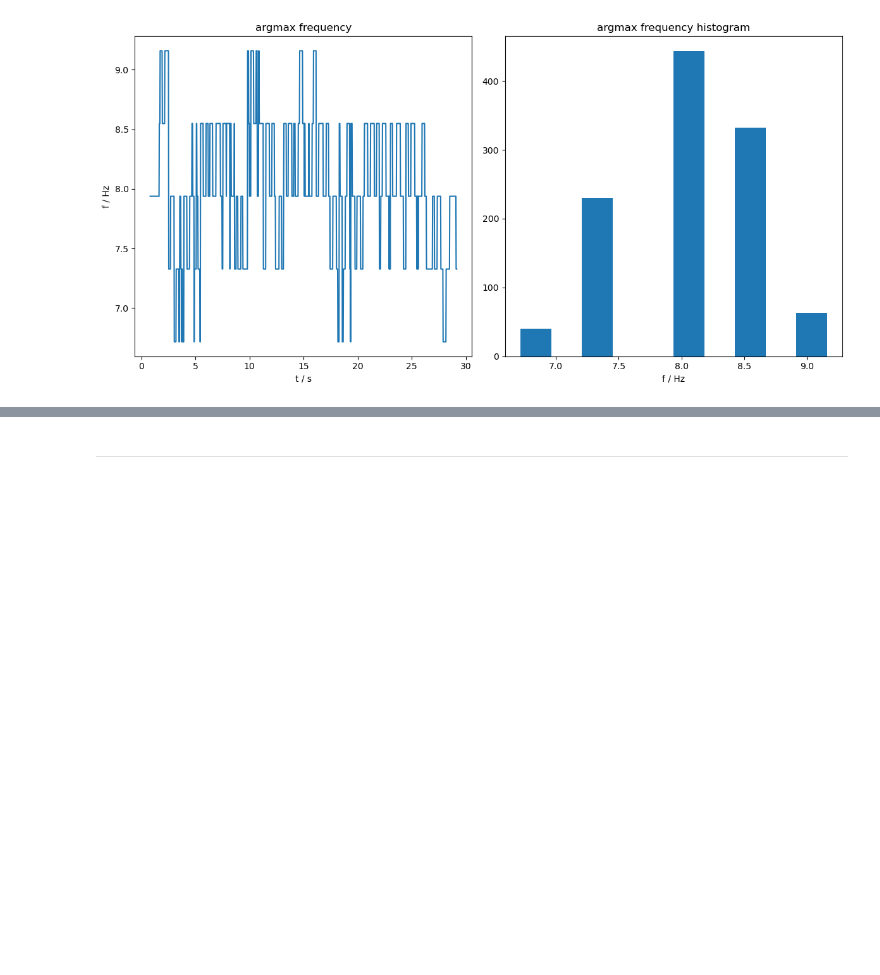
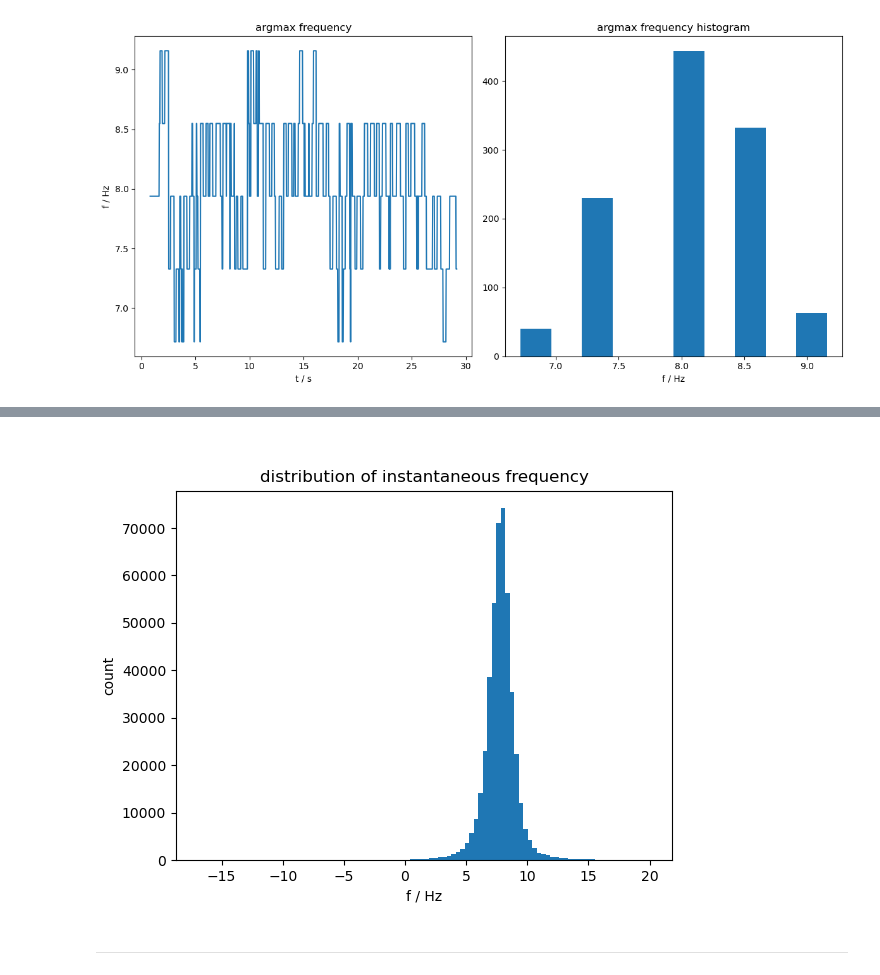
Before and after one commit to arashshahidi1997/NeuroPySeminar, a Jupyter notebook: W02_Multitaper/code/multitaper_tutorial.ipynb, the cells around one changed output, grey strips where cells are left out. Drawn from its saved outputs; the diff is of its cells as text; code cells hidden in the pictures; blank space fills up the shorter version.

```diff
--- a/W02_Multitaper/code/multitaper_tutorial.ipynb
+++ b/W02_Multitaper/code/multitaper_tutorial.ipynb
@@ -538,3 +589,13 @@ plt.show()
+# %%
+# distribution of instantaneous frequency
+plt.figure()
+plt.hist(instantaneous_frequency[~np.isnan(instantaneous_frequency)], bins=100)
+plt.xlabel('f / Hz')
+plt.ylabel('count')
+plt.title('distribution of instantaneous frequency')
+plt.show()
+# %% [output]
+[figure, added]
 # %% [markdown]
 ---
 # %% [markdown]
```
Also changed, not shown: parts of 12 cells of this notebook, 9 other files.
